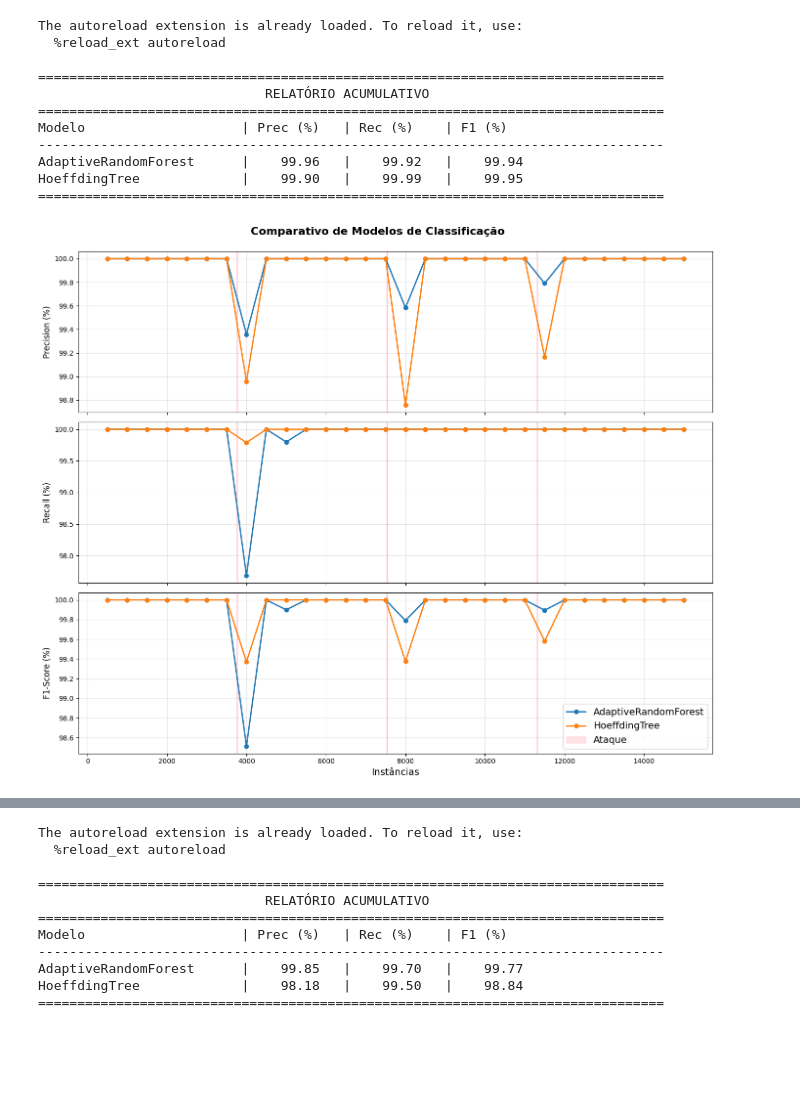
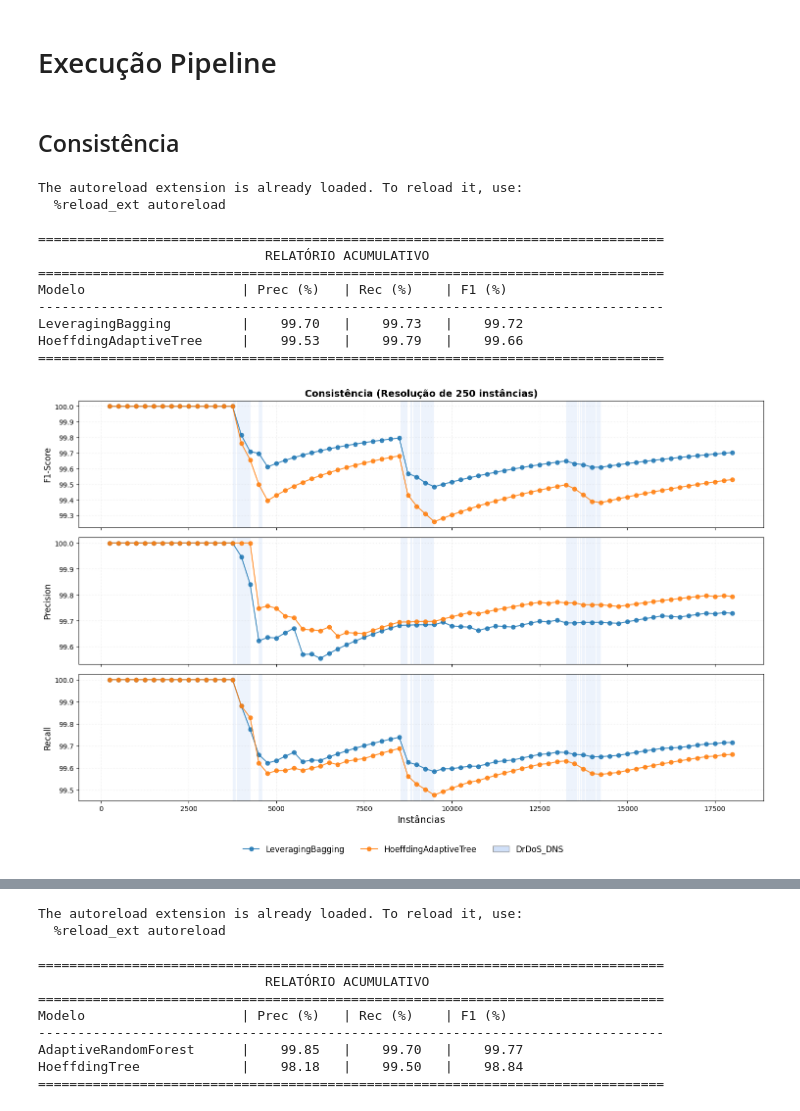
Before and after one commit to iRocktys/anomaly-detection-data-stream, a Jupyter notebook: Classification.ipynb, the cells around one changed output, grey strips where cells are left out. Saved outputs shown, nothing was run; the diff lists cells and outputs as text; code cells hidden in the pictures; blank space fills up the shorter version.

Commit message:
Criação do otimizador dos classificadores e ajustes gráficos

```diff
--- a/Classification.ipynb
+++ b/Classification.ipynb
@@ -1,52 +60,67 @@
+# %% [markdown]
+# Execução Pipeline
+# %% [markdown]
+## Consistência
 # %%
 %load_ext autoreload
 %autoreload 2
 
+import pandas as pd
+from src.Data.Processor import DataStreamProcessor
+from src.Classification.Pipeline import ClassificationExperimentRunner
 from src.Classification.Models import get_classification_models
-from src.Classification.Pipeline import ClassificationExperimentRunner
-from src.Data.Processor import DataStreamProcessor
-import pandas as pd
 
-# Instancia o objeto
+# Instancia o processador
 processor = DataStreamProcessor(logging=False)
-runner = ClassificationExperimentRunner()
 
-df = pd.read_csv('data/15k/Consistência/Consistência_25.csv')
+# Carrega o dataset
+# df = pd.read_csv('data/15k/Consistência/Consistência_25.csv')
 # df = pd.read_csv('data/15k/Consistência/Consistência_250.csv')
 # df = pd.read_csv('data/15k/Consistência/Consistência_500.csv')
-# df = pd.read_csv('data/15k/Consistência/Consistência_1000.csv')
+df = pd.read_csv('data/15k/Consistência/Consistência_1000.csv')
 # df = pd.read_csv('data/15k/Consistência/Consistência_2000.csv')
 
+# Criação do Stream
 stream, targets, features = processor.create_stream(
     df=df,
     target_label_col='Label',
-    binary_label=True,
+    binary_label=False,
     normalize_method="StandardScaler",
-    threshold_var=0.001,
-    threshold_corr=0.85,
+    threshold_var=0.005,
+    threshold_corr=None,
     top_n_features=None,
     return_stream=True,
-    extra_ignore_cols=['Source IP', 'Source Port','Destination IP','Destination Port','Protocol'],
+    extra_ignore_cols=['Source IP', 'Source Port', 'Destination IP', 'Destination Port', 'Protocol'],
     imputation_method='mediana'
 )
 
-# Obter modelos
-modelos = get_classification_models(stream.get_schema(), selected_models=['ARF', 'HT'])
+# Configurar os algoritmos
+algoritmos = get_classification_models(
+    stream.get_schema(),
+    selected_models=['HAT', 'LB']
+)
 
-# Treinar e avaliar os modelos
-results, attacks = runner.run_experiments(stream, modelos, window_size=500, logging=False)
-runner.print_metrics(results)
-runner.plot(results, attacks, title="Comparativo de Modelos de Classificação")
+# Instancia o objeto do experimento
+runner = ClassificationExperimentRunner(target_names=targets)
+
+# Executa a avaliação
+runner.run_classification_evaluation(
+    stream=stream,
+    algorithms=algoritmos,
+    window_size=250,
+    title="Consistência",
+    target_class=0
+)
 # %% [output]
 The autoreload extension is already loaded. To reload it, use:
   %reload_ext autoreload
 
 ================================================================================
                              RELATÓRIO ACUMULATIVO
 ================================================================================
 Modelo                    | Prec (%)   | Rec (%)    | F1 (%)
 --------------------------------------------------------------------------------
-AdaptiveRandomForest      |    99.96   |    99.92   |    99.94
-HoeffdingTree             |    99.90   |    99.99   |    99.95
+LeveragingBagging         |    99.70   |    99.73   |    99.72
+HoeffdingAdaptiveTree     |    99.53   |    99.79   |    99.66
 ================================================================================
-[figure, old version]
+[figure, new version]
```
Also changed, not shown: parts of 11 cells of this notebook, 3 other files.
